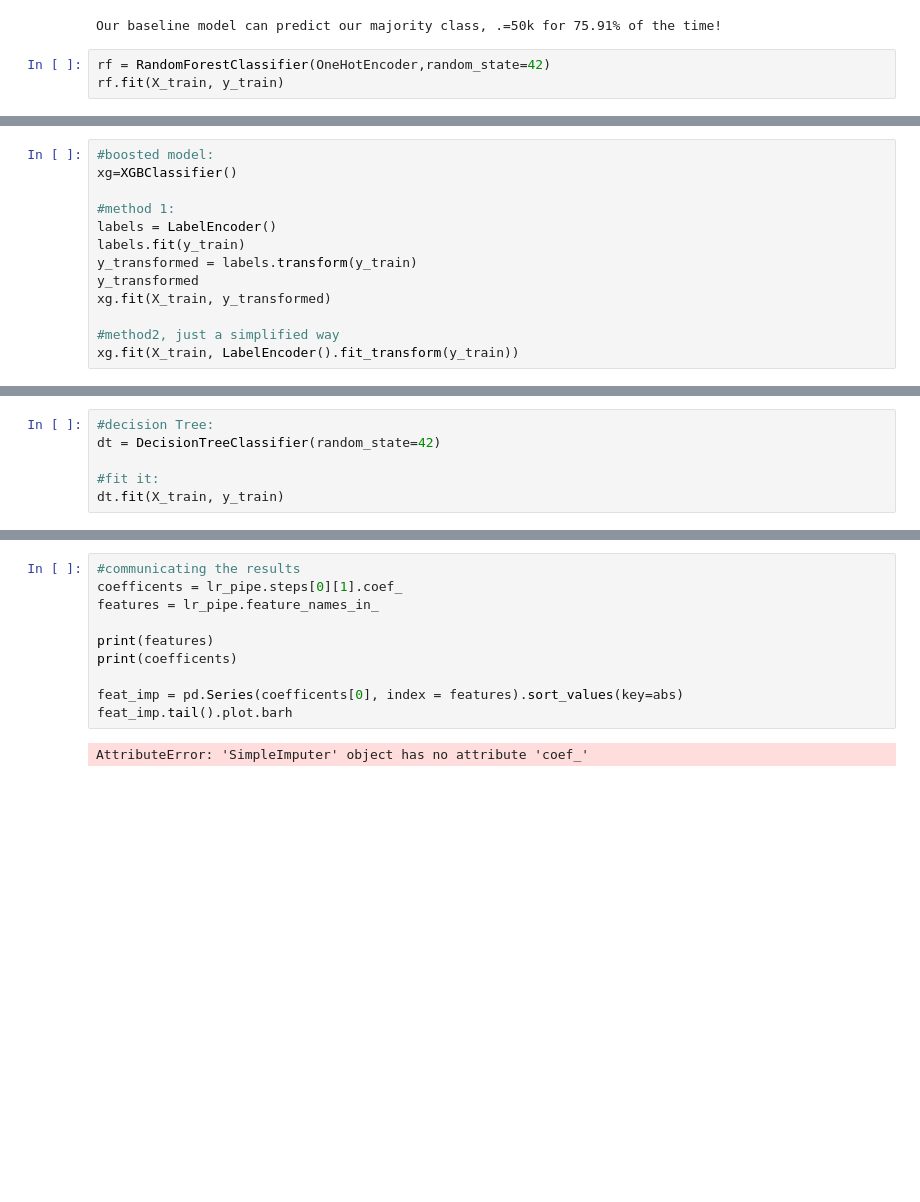
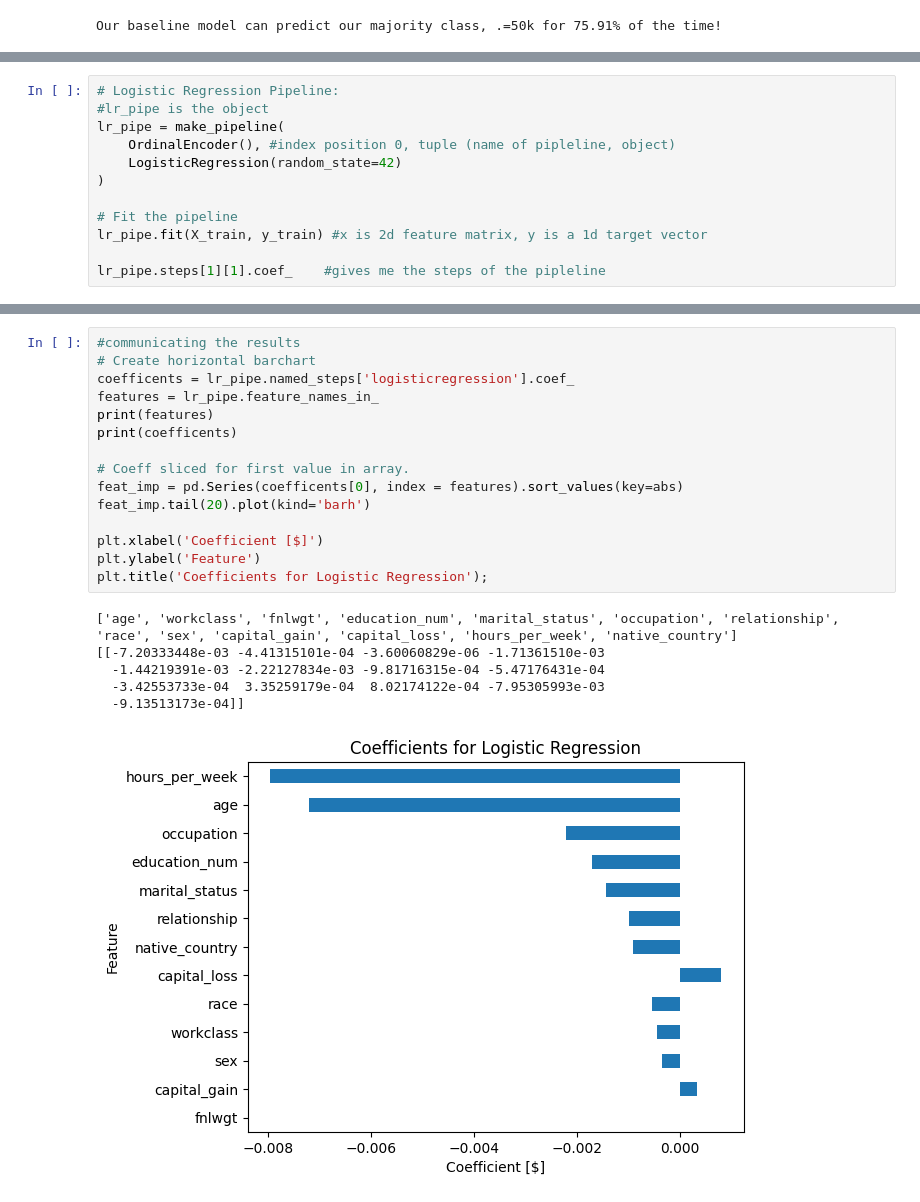
Before and after one commit to Quasar-light/Machine_Learning_DataScience, a Jupyter notebook: ml assignment.ipynb, the cells around one changed output, grey strips where cells are left out. Drawn from its saved outputs; the diff is of its cells as text; blank space fills up the shorter version.

```diff
--- a/ml assignment.ipynb
+++ b/ml assignment.ipynb
@@ -156,6 +156,3 @@ base = (df.income.value_counts(normalize=True)*100).round(2)[0] #indexing into t
 print(f'Our baseline model can predict our majority class, .=50k for {base}% of the time!')
 # %% [output]
 Our baseline model can predict our majority class, .=50k for 75.91% of the time!
-# %%
-rf = RandomForestClassifier(OneHotEncoder,random_state=42)
-rf.fit(X_train, y_train)
@@ -164,13 +158,0 @@ InvalidParameterError: The 'n_estimators' parameter of RandomForestClassifier mu
-# %%
-#boosted model:
-xg=XGBClassifier()
-
-#method 1:
-labels = LabelEncoder()
-labels.fit(y_train)
-y_transformed = labels.transform(y_train)
-y_transformed
-xg.fit(X_train, y_transformed)
-
-#method2, just a simplified way
-xg.fit(X_train, LabelEncoder().fit_transform(y_train))
@@ -191,6 +158,0 @@ could not convert string to float: ' Private'
-# %%
-#decision Tree:
-dt = DecisionTreeClassifier(random_state=42)
-
-#fit it:
-dt.fit(X_train, y_train)
@@ -272,0 +159,12 @@ AttributeError: 'SimpleImputer' object has no attribute 'coef_'
+# %%
+# Logistic Regression Pipeline:
+#lr_pipe is the object
+lr_pipe = make_pipeline(
+    OrdinalEncoder(), #index position 0, tuple (name of pipleline, object)
+    LogisticRegression(random_state=42)
+)
+
+# Fit the pipeline
+lr_pipe.fit(X_train, y_train) #x is 2d feature matrix, y is a 1d target vector
+
+lr_pipe.steps[1][1].coef_    #gives me the steps of the pipleline
@@ -273,15 +197,25 @@ AttributeError: 'SimpleImputer' object has no attribute 'coef_'
 # %%
 #communicating the results
-coefficents = lr_pipe.steps[0][1].coef_
+# Create horizontal barchart
+coefficents = lr_pipe.named_steps['logisticregression'].coef_
 features = lr_pipe.feature_names_in_
-
 print(features)
 print(coefficents)
 
+# Coeff sliced for first value in array.
 feat_imp = pd.Series(coefficents[0], index = features).sort_values(key=abs)
-feat_imp.tail().plot.barh
+feat_imp.tail(20).plot(kind='barh')
+
+plt.xlabel('Coefficient [$]')
+plt.ylabel('Feature')
+plt.title('Coefficients for Logistic Regression');
 # %% [output]
-AttributeError: 'SimpleImputer' object has no attribute 'coef_'
+['age', 'workclass', 'fnlwgt', 'education_num', 'marital_status', 'occupation', 'relationship', 'race', 'sex', 'capital_gain', 'capital_loss', 'hours_per_week', 'native_country']
+[[-7.20333448e-03 -4.41315101e-04 -3.60060829e-06 -1.71361510e-03
+  -1.44219391e-03 -2.22127834e-03 -9.81716315e-04 -5.47176431e-04
+  -3.42553733e-04  3.35259179e-04  8.02174122e-04 -7.95305993e-03
+  -9.13513173e-04]]
+[figure, added]
 # %%
 #tuning the model
 
```
Also changed, not shown: parts of 14 cells of this notebook, 1 other file.
